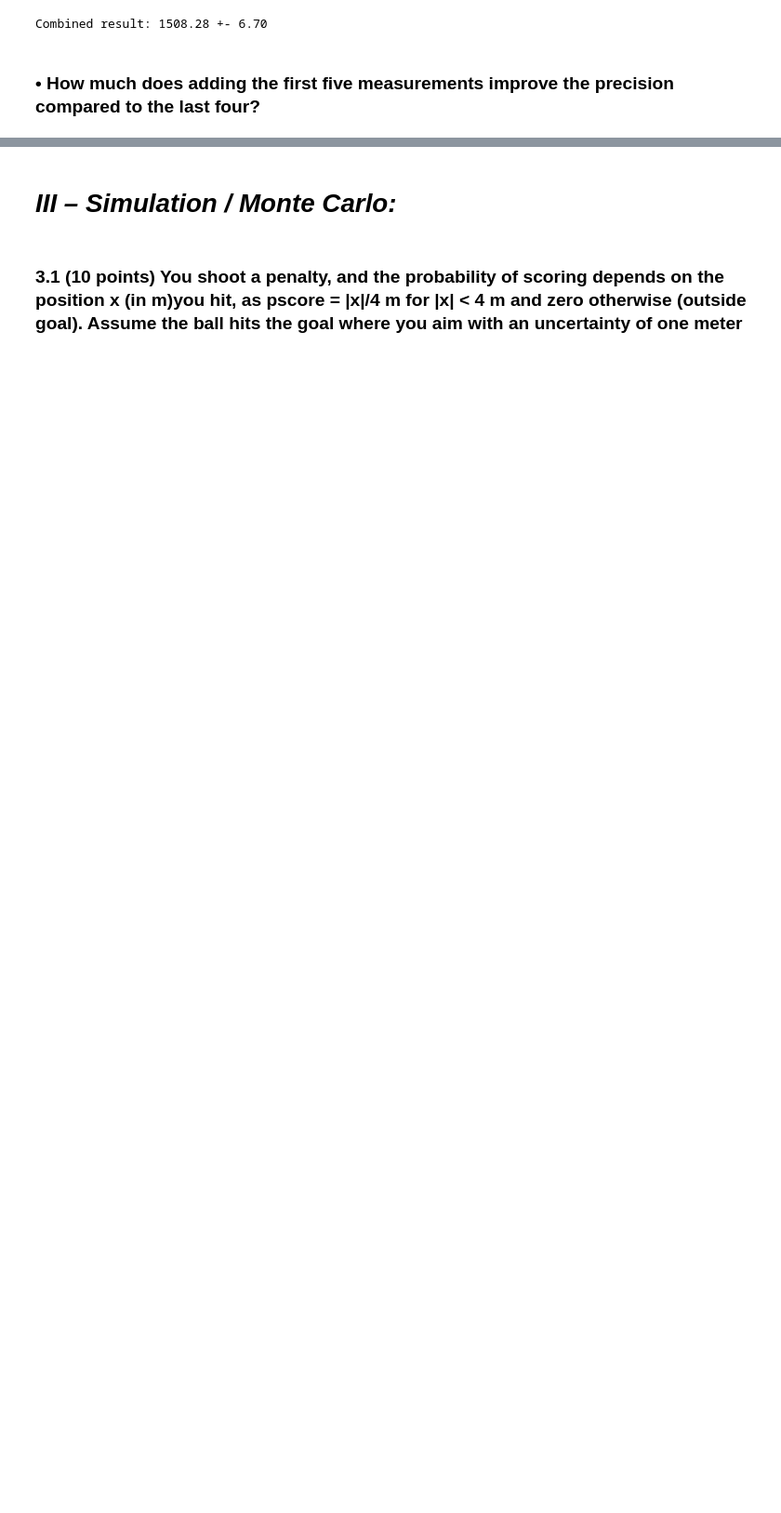
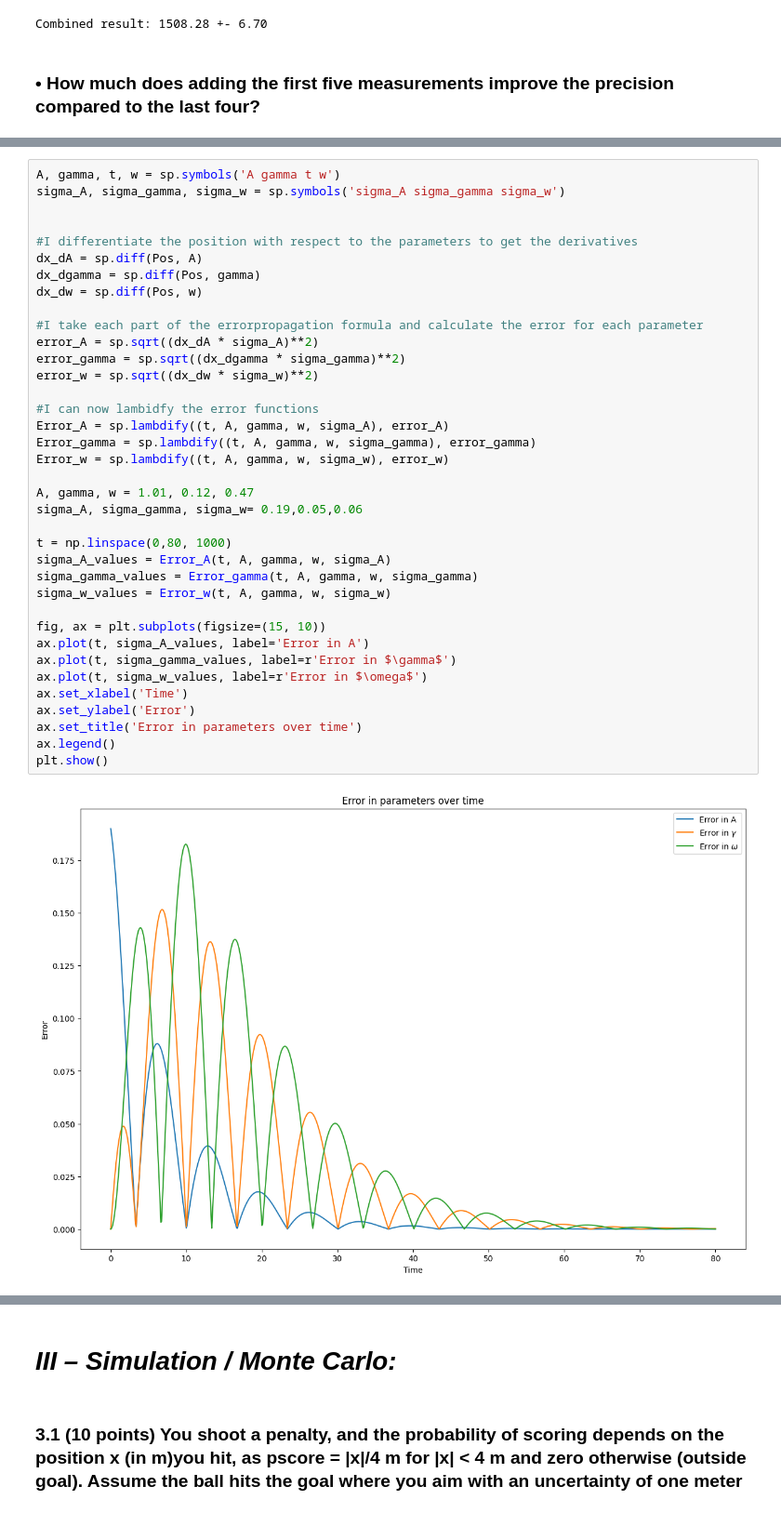
Before and after one commit to EliasBS/AppStat2024, a Jupyter notebook: DataAndCodeForProblemSet/ProblemSetElias.ipynb, the cells around one changed output, grey strips where cells are left out. Shown at 93% size. Cells and saved outputs as stored; diff of their text form; blank space fills up the shorter version.

```diff
--- a/DataAndCodeForProblemSet/ProblemSetElias.ipynb
+++ b/DataAndCodeForProblemSet/ProblemSetElias.ipynb
@@ -85,0 +249,39 @@ Improvement in precision: 1.02 times
+# %%
+A, gamma, t, w = sp.symbols('A gamma t w')
+sigma_A, sigma_gamma, sigma_w = sp.symbols('sigma_A sigma_gamma sigma_w')
+
+
+#I differentiate the position with respect to the parameters to get the derivatives
+dx_dA = sp.diff(Pos, A)
+dx_dgamma = sp.diff(Pos, gamma)
+dx_dw = sp.diff(Pos, w)
+
+#I take each part of the errorpropagation formula and calculate the error for each parameter
+error_A = sp.sqrt((dx_dA * sigma_A)**2)
+error_gamma = sp.sqrt((dx_dgamma * sigma_gamma)**2)
+error_w = sp.sqrt((dx_dw * sigma_w)**2)
+
+#I can now lambidfy the error functions
+Error_A = sp.lambdify((t, A, gamma, w, sigma_A), error_A)
+Error_gamma = sp.lambdify((t, A, gamma, w, sigma_gamma), error_gamma)
+Error_w = sp.lambdify((t, A, gamma, w, sigma_w), error_w)
+
+A, gamma, w = 1.01, 0.12, 0.47
+sigma_A, sigma_gamma, sigma_w= 0.19,0.05,0.06
+
+t = np.linspace(0,80, 1000)
+sigma_A_values = Error_A(t, A, gamma, w, sigma_A)
+sigma_gamma_values = Error_gamma(t, A, gamma, w, sigma_gamma)
+sigma_w_values = Error_w(t, A, gamma, w, sigma_w)
+
+fig, ax = plt.subplots(figsize=(15, 10))
+ax.plot(t, sigma_A_values, label='Error in A')
+ax.plot(t, sigma_gamma_values, label=r'Error in $\gamma$')
+ax.plot(t, sigma_w_values, label=r'Error in $\omega$')
+ax.set_xlabel('Time')
+ax.set_ylabel('Error')
+ax.set_title('Error in parameters over time')
+ax.legend()
+plt.show()
+# %% [output]
+[figure, added]
```
Also changed, not shown: parts of 122 cells of this notebook, 13 other files.
